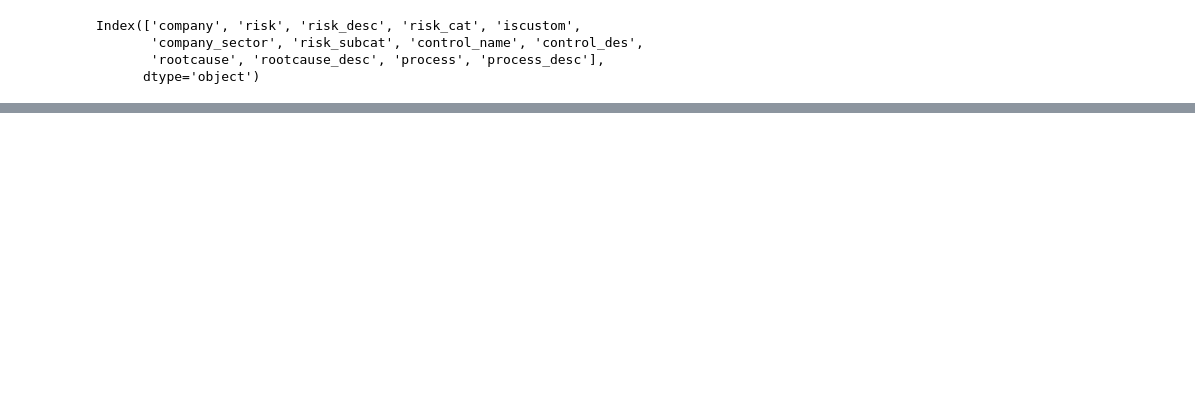
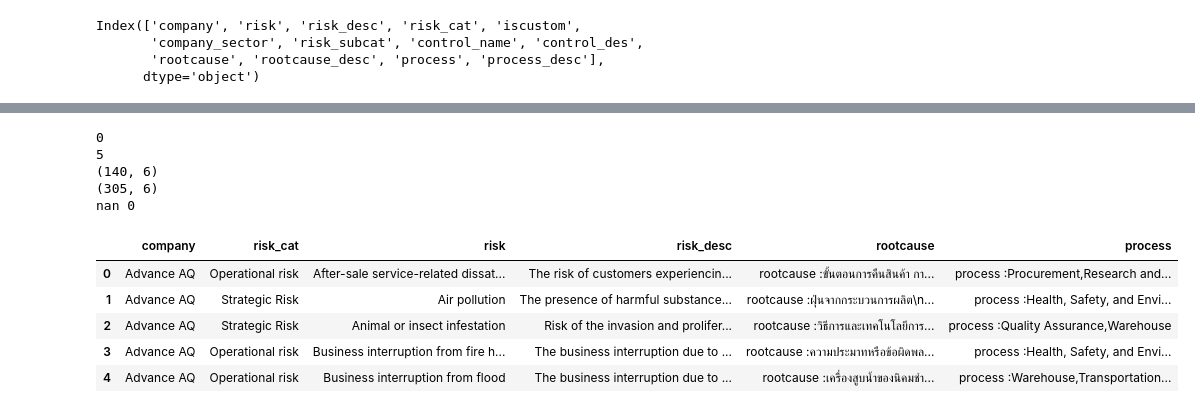
Before and after one commit to Fayord/cro_rmi_improvement_feature, a Jupyter notebook: src/cro_rmi_improvement_feature/plot_risk_related/etl_data.ipynb, the cells around one changed output, grey strips where cells are left out. Cells and saved outputs as stored; diff of their text form; code cells hidden in the pictures; blank space fills up the shorter version.

```diff
--- a/src/cro_rmi_improvement_feature/plot_risk_related/etl_data.ipynb
+++ b/src/cro_rmi_improvement_feature/plot_risk_related/etl_data.ipynb
@@ -284,0 +285,18 @@ df7.head()
+# %%
+risk_df_path = "/Users/ford/Documents/coding_trae/cro_rmi_improvement_feature/src/cro_rmi_improvement_feature/plot_risk_related/20240811_ALL_risks.xlsx"
+risk_df = pd.read_excel(risk_df_path, sheet_name="Risks")
+selected_cols = [
+    "Risk-EN",
+    "Description-EN",
+]
+print(risk_df.columns)
+risk_and_risk_desc_df = risk_df[selected_cols]
+# apply strip to all columns
+risk_and_risk_desc_df = risk_and_risk_desc_df.applymap(lambda x: x.strip())
+
+risk_and_risk_desc_df.head()
+# create map_dict
+risk_to_desc_dict = risk_and_risk_desc_df.set_index("Risk-EN")[
+    "Description-EN"
+].to_dict()
+len(risk_to_desc_dict)
@@ -285 +309,63 @@ df7.head()
+# %%
+df8 = df7.copy()
+# print number cell == NaN
+print(df8.isnull().sum().sum())
+# risk column map with risk_to_desc_dict
+# apply strip to df8["risk"]
+df8["risk"] = df8["risk"].str.strip()
+df8["risk_desc_catalog"] = df8["risk"].map(risk_to_desc_dict)
+
+df8.head()
+# is nan in risk_desc_catalog
+print(df8["risk_desc_catalog"].isnull().sum())
+# fill risk_desc_catalog nan with ""
+df8["risk_desc_catalog"] = df8["risk_desc_catalog"].fillna("")
+df8["risk_desc_catalog"] = df8["risk_desc_catalog"].str.strip()
+# print row that risk_desc_catalog is nan
+df8[df8["risk_desc_catalog"].isnull()]
+# concat risk_desc_catalog and risk_desc
+df8["risk_desc"] = df8["risk_desc_catalog"] + " " + df8["risk_desc"]
+# strip df8["risk_desc"]
+df8["risk_desc"] = df8["risk_desc"].str.strip()
+# remove risk_desc_catalog
+df8.drop("risk_desc_catalog", axis=1, inplace=True)
+all_risk_cat = risk_df["Risk category"].unique().tolist()
+# check is all df8['risk_cat'] in all_risk_cat
+assert all([x in all_risk_cat for x in df8["risk_cat"].unique().tolist()])
+# add new data to df8 from risk_and_risk_cat_and_risk_desc_df
+print(df8.shape)
+
+new_rows = []
+for index, row in risk_df.iterrows():
+    risk_cat = row["Risk category"]
+    risk_desc = row["Description-EN"]
+    risk_name = row["Risk-EN"]
+    risk_rootcause = row["Root cause-EN"]
+    data = {
+        # company	risk_cat	risk	risk_desc	rootcause	process
+        "company": "risk_catalog",
+        "risk_cat": risk_cat,
+        "risk": risk_name,
+        "risk_desc": risk_desc,
+        "rootcause": risk_rootcause,
+        "process": "",
+    }
+    new_rows.append(data)
+df8 = pd.concat([df8, pd.DataFrame(new_rows)], ignore_index=True)
+print(df8.shape)
+print("nan", df8.isnull().sum().sum())
+
+df8.head()
+# %% [output]
+0
+5
+(140, 6)
+(305, 6)
+nan 0
+|  | company | risk_cat | risk | risk_desc | rootcause | process |
+| 0 | Advance AQ | Operational risk | After-sale service-related dissat... | The risk of customers experiencin... | rootcause :ขั้นตอนการคืนสินค้า กา... | process :Procurement,Research and... |
+| 1 | Advance AQ | Strategic Risk | Air pollution | The presence of harmful substance... | rootcause :ฝุ่นจากกระบวนการผลิต\n... | process :Health, Safety, and Envi... |
+| 2 | Advance AQ | Strategic Risk | Animal or insect infestation | Risk of the invasion and prolifer... | rootcause :วิธีการและเทคโนโลยีการ... | process :Quality Assurance,Warehouse |
+| 3 | Advance AQ | Operational risk | Business interruption from fire h... | The business interruption due to ... | rootcause :ความประมาทหรือข้อผิดพล... | process :Health, Safety, and Envi... |
+| 4 | Advance AQ | Operational risk | Business interruption from flood | The business interruption due to ... | rootcause :เครื่องสูบน้ำของนิคมชำ... | process :Warehouse,Transportation... |
 # %%
```
Also changed, not shown: parts of 11 cells of this notebook, 3 other files.
